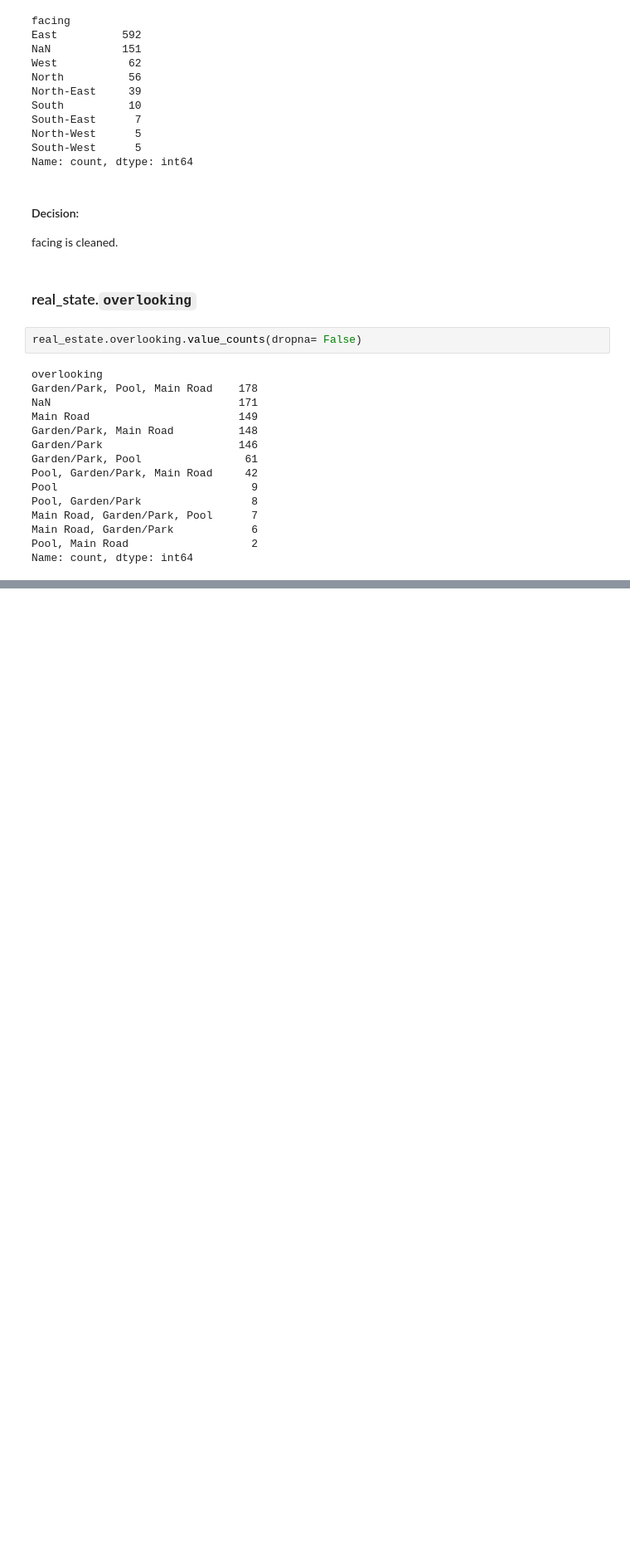
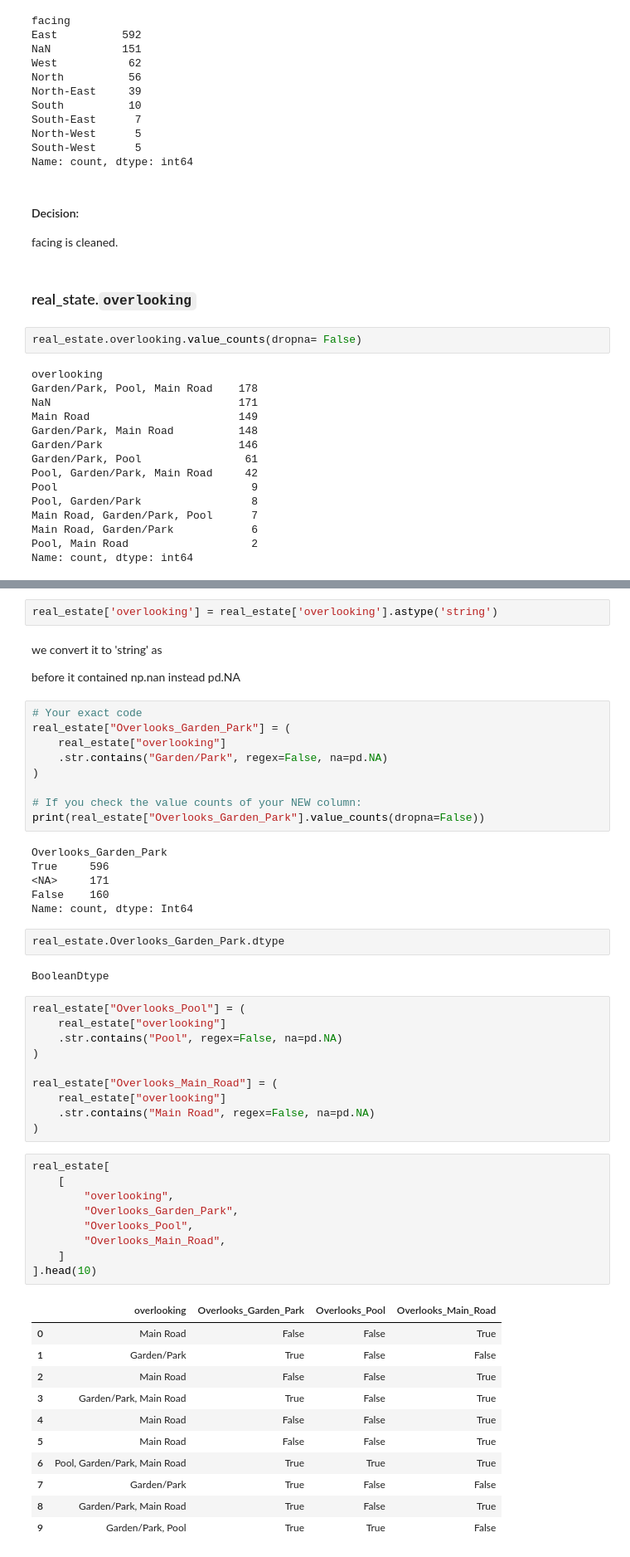
Before and after one commit to Omkesh-Bash/pune-real-estate-data-cleaning, a Jupyter notebook: notebooks/Pune_Real_Estate_Data_Cleaning.ipynb, the cells around one changed output, grey strips where cells are left out. Shown at 83% size. Cells and saved outputs as stored; diff of their text form; blank space fills up the shorter version.

```diff
--- a/notebooks/Pune_Real_Estate_Data_Cleaning.ipynb
+++ b/notebooks/Pune_Real_Estate_Data_Cleaning.ipynb
@@ -962,0 +961,56 @@ Name: count, dtype: int64
+# %%
+real_estate['overlooking'] = real_estate['overlooking'].astype('string')
+# %% [markdown]
+we convert it to 'string' as
+
+before it contained np.nan instead pd.NA
+# %%
+# Your exact code
+real_estate["Overlooks_Garden_Park"] = (
+    real_estate["overlooking"]
+    .str.contains("Garden/Park", regex=False, na=pd.NA)
+)
+
+# If you check the value counts of your NEW column:
+print(real_estate["Overlooks_Garden_Park"].value_counts(dropna=False))
+# %% [output]
+Overlooks_Garden_Park
+True     596
+<NA>     171
+False    160
+Name: count, dtype: Int64
+# %%
+real_estate.Overlooks_Garden_Park.dtype
+# %% [output]
+BooleanDtype
+# %%
+real_estate["Overlooks_Pool"] = (
+    real_estate["overlooking"]
+    .str.contains("Pool", regex=False, na=pd.NA)
+)
+
+real_estate["Overlooks_Main_Road"] = (
+    real_estate["overlooking"]
+    .str.contains("Main Road", regex=False, na=pd.NA)
+)
+# %%
+real_estate[
+    [
+        "overlooking",
+        "Overlooks_Garden_Park",
+        "Overlooks_Pool",
+        "Overlooks_Main_Road",
+    ]
+].head(10)
+# %% [output]
+|  | overlooking | Overlooks_Garden_Park | Overlooks_Pool | Overlooks_Main_Road |
+| 0 | Main Road | False | False | True |
+| 1 | Garden/Park | True | False | False |
+| 2 | Main Road | False | False | True |
+| 3 | Garden/Park, Main Road | True | False | True |
+| 4 | Main Road | False | False | True |
+| 5 | Main Road | False | False | True |
+| 6 | Pool, Garden/Park, Main Road | True | True | True |
+| 7 | Garden/Park | True | False | False |
+| 8 | Garden/Park, Main Road | True | False | True |
+| 9 | Garden/Park, Pool | True | True | False |
```
Also changed, not shown: parts of 38 cells of this notebook.
